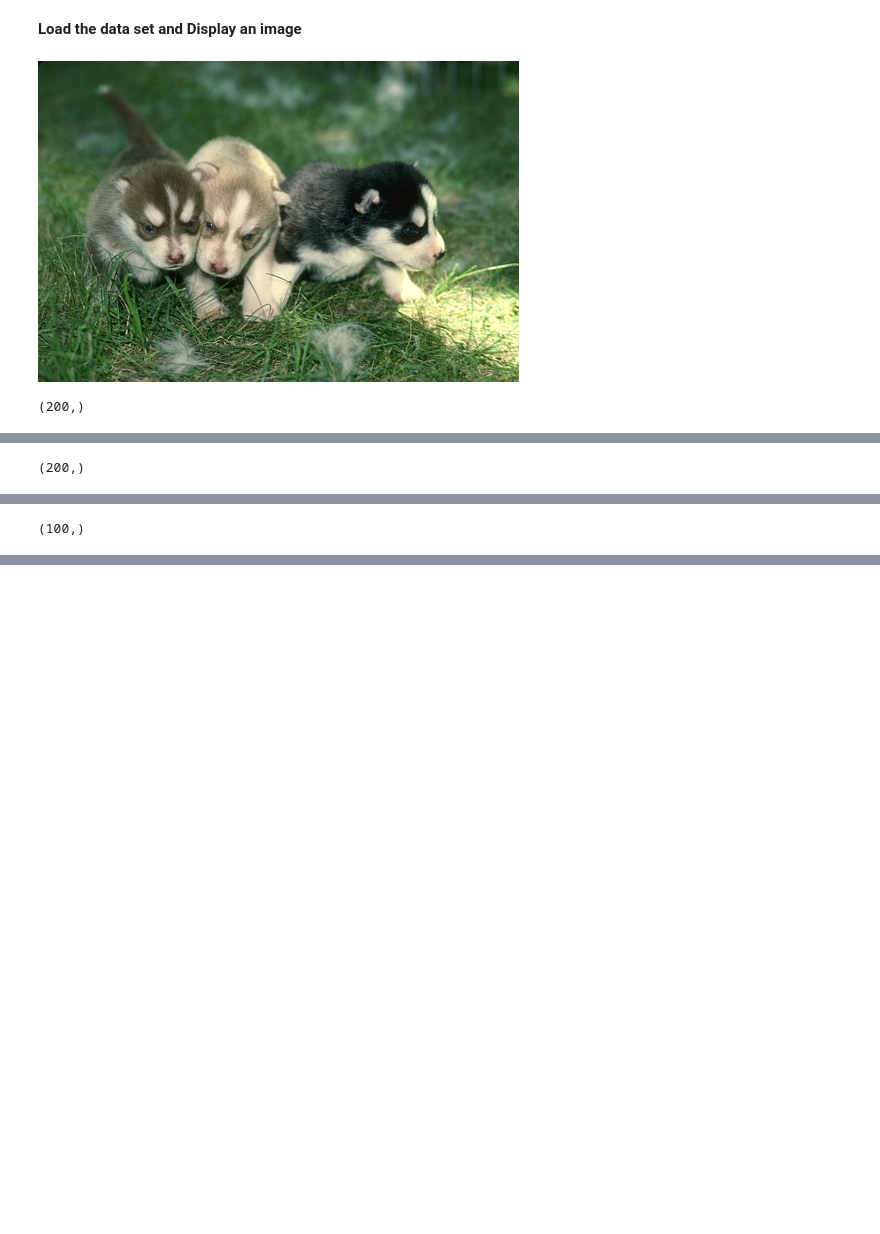
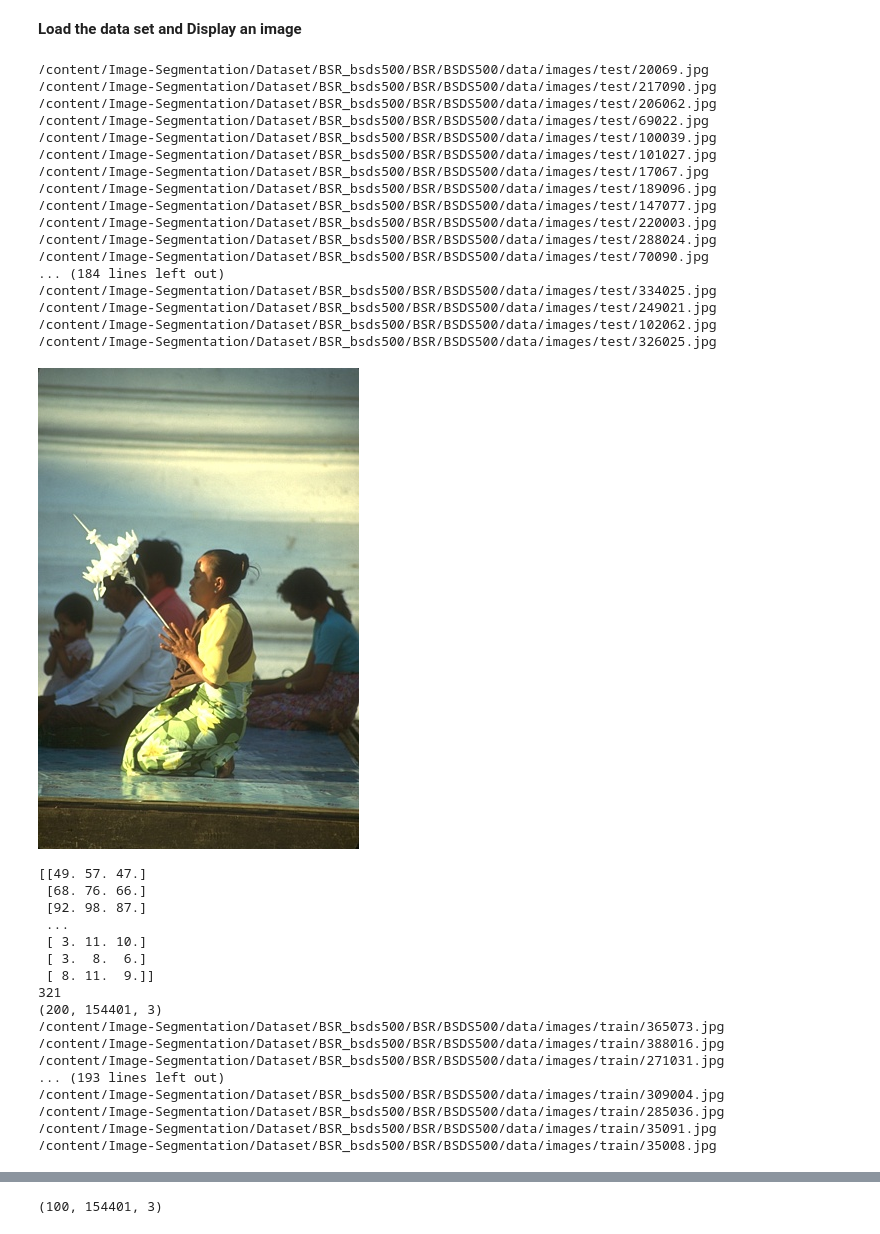
Before and after one commit to osamasherif22/Image-Segmentation, a Jupyter notebook: PR_Ass_2_Image_Segmentation_.ipynb, the cells around one changed output, grey strips where cells are left out. Drawn from its saved outputs; the diff is of its cells as text; code cells hidden in the pictures; blank space fills up the shorter version.

```diff
--- a/PR_Ass_2_Image_Segmentation_.ipynb
+++ b/PR_Ass_2_Image_Segmentation_.ipynb
@@ -48,48 +45,80 @@ for sub_dir_name in ['train','test','val']:
 # %% [markdown]
 **Load the data set and Display an image**
 # %%
-import numpy as np
-import os
-import cv2
-import matplotlib.pyplot as plt
-from glob import glob
-from PIL import Image
-from google.colab.patches import cv2_imshow
 
 
 # Read all the jpg image directory
-def load_image(image_path, arr_imgs):
+def load_image(image_path):
+    arr_imgs=[]
+    shapes =[]
     file_name=glob(image_path+"/*jpg")
     for file in file_name:
         pic = cv2.imread(file).astype(np.float32)
-        arr_imgs.append(pic)
-    arr_imgs = np.array(arr_imgs)
-    display_img(arr_imgs)
+        shape = pic.shape
+        shapes.append(shape)
+        arr_imgs.append(pic.reshape(-1, pic.shape[-1]))
+        print(file)
+    arr_imgs = np.array(arr_imgs) # Convert to np array
+
+    display_img(arr_imgs[0],shapes[0])
+    print(arr_imgs[0])
+    print(shape[0])
     return arr_imgs
 
-def display_img (arr_imgs):
+def display_img (image,shape):
   # Output img with window name as 'image'
-  cv2_imshow(arr_imgs[0])
+  cv2_imshow(image.reshape(shape[0],shape[1],3))
   # Maintain output window utill
   # user presses a key
   cv2.waitKey(0)
 # %%
 base='/content/Image-Segmentation/Dataset/BSR_bsds500/BSR/BSDS500/data/images/'
-test_imgs=[]
-train_imgs=[]
-val_imgs=[]
+
 
 #load test data set
-test_imgs=load_image(base+'test/',test_imgs)
+test_imgs=load_image(base+'test/')
 print(test_imgs.shape)
 
 #load train data set
-train_imgs=load_image(base+'train/',train_imgs)
+train_imgs=load_image(base+'train/')
 print(train_imgs.shape)
 
 #load val data set
-val_imgs=load_image(base+'val/',val_imgs)
+val_imgs=load_image(base+'val/')
 val_imgs.shape
 # %% [output]
+/content/Image-Segmentation/Dataset/BSR_bsds500/BSR/BSDS500/data/images/test/20069.jpg
+/content/Image-Segmentation/Dataset/BSR_bsds500/BSR/BSDS500/data/images/test/217090.jpg
+/content/Image-Segmentation/Dataset/BSR_bsds500/BSR/BSDS500/data/images/test/206062.jpg
+/content/Image-Segmentation/Dataset/BSR_bsds500/BSR/BSDS500/data/images/test/69022.jpg
+/content/Image-Segmentation/Dataset/BSR_bsds500/BSR/BSDS500/data/images/test/100039.jpg
+/content/Image-Segmentation/Dataset/BSR_bsds500/BSR/BSDS500/data/images/test/101027.jpg
+/content/Image-Segmentation/Dataset/BSR_bsds500/BSR/BSDS500/data/images/test/17067.jpg
+/content/Image-Segmentation/Dataset/BSR_bsds500/BSR/BSDS500/data/images/test/189096.jpg
+/content/Image-Segmentation/Dataset/BSR_bsds500/BSR/BSDS500/data/images/test/147077.jpg
+/content/Image-Segmentation/Dataset/BSR_bsds500/BSR/BSDS500/data/images/test/220003.jpg
+/content/Image-Segmentation/Dataset/BSR_bsds500/BSR/BSDS500/data/images/test/288024.jpg
+/content/Image-Segmentation/Dataset/BSR_bsds500/BSR/BSDS500/data/images/test/70090.jpg
+... (184 lines left out)
+/content/Image-Segmentation/Dataset/BSR_bsds500/BSR/BSDS500/data/images/test/334025.jpg
+/content/Image-Segmentation/Dataset/BSR_bsds500/BSR/BSDS500/data/images/test/249021.jpg
+/content/Image-Segmentation/Dataset/BSR_bsds500/BSR/BSDS500/data/images/test/102062.jpg
+/content/Image-Segmentation/Dataset/BSR_bsds500/BSR/BSDS500/data/images/test/326025.jpg
-[figure, old version]
+[figure, new version]
-(200,)
+[[49. 57. 47.]
+ [68. 76. 66.]
+ [92. 98. 87.]
+ ...
+ [ 3. 11. 10.]
+ [ 3.  8.  6.]
+ [ 8. 11.  9.]]
+321
+(200, 154401, 3)
+/content/Image-Segmentation/Dataset/BSR_bsds500/BSR/BSDS500/data/images/train/365073.jpg
+/content/Image-Segmentation/Dataset/BSR_bsds500/BSR/BSDS500/data/images/train/388016.jpg
+/content/Image-Segmentation/Dataset/BSR_bsds500/BSR/BSDS500/data/images/train/271031.jpg
+... (193 lines left out)
+/content/Image-Segmentation/Dataset/BSR_bsds500/BSR/BSDS500/data/images/train/309004.jpg
+/content/Image-Segmentation/Dataset/BSR_bsds500/BSR/BSDS500/data/images/train/285036.jpg
+/content/Image-Segmentation/Dataset/BSR_bsds500/BSR/BSDS500/data/images/train/35091.jpg
+/content/Image-Segmentation/Dataset/BSR_bsds500/BSR/BSDS500/data/images/train/35008.jpg
@@ -97 +125,0 @@ val_imgs.shape
-(200,)
@@ -99 +143,0 @@ val_imgs.shape
-(100,)
@@ -100,3 +152,4 @@ val_imgs.shape
+(100, 154401, 3)
 # %%
 from scipy import io
 import scipy
```
Also changed, not shown: parts of 8 cells of this notebook.
